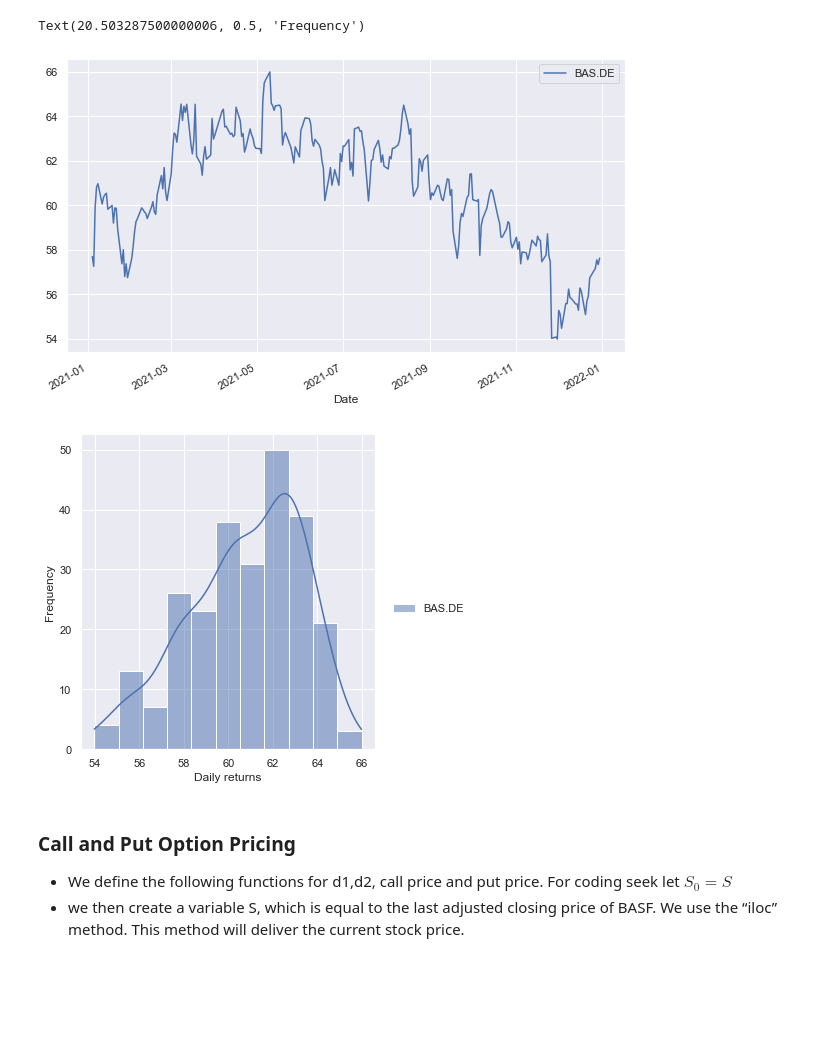
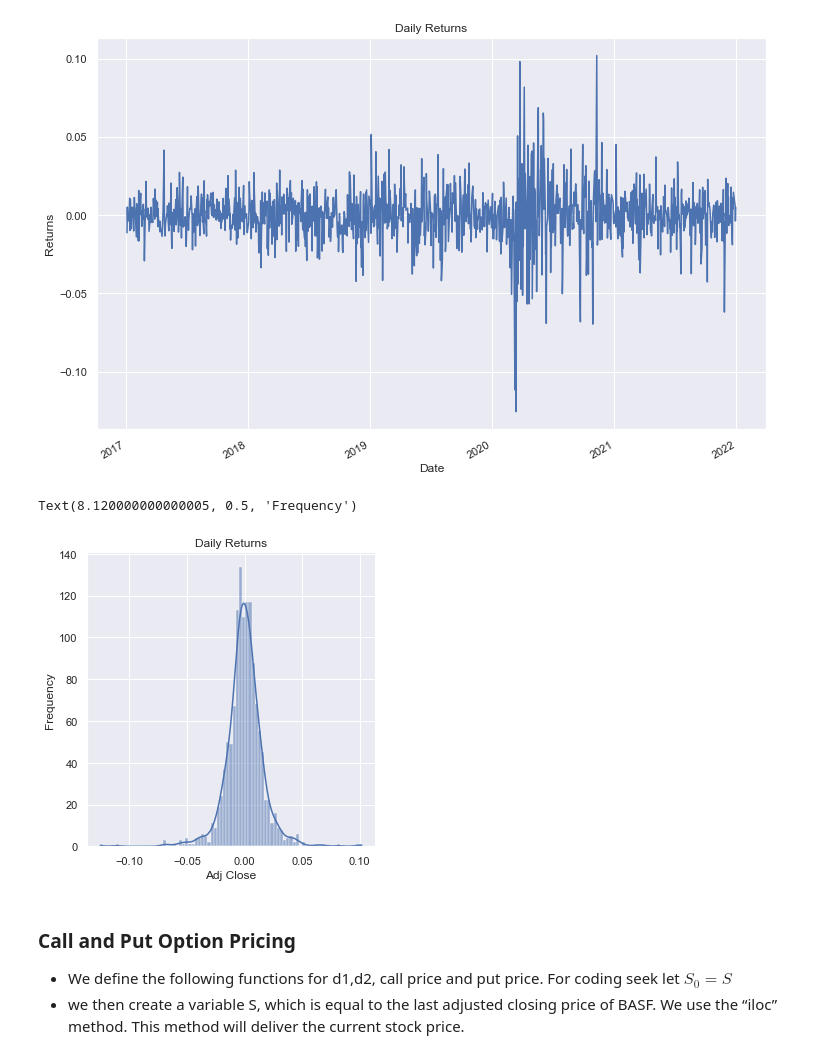
Before and after one commit to Dela12/Portfolio, a Jupyter notebook: Black Scholes Model.ipynb, the cells around one changed output. Cells and saved outputs as stored; diff of their text form; code cells hidden in the pictures; blank space fills up the shorter version.

```diff
--- a/Black Scholes Model.ipynb
+++ b/Black Scholes Model.ipynb
@@ -59,4 +55,6 @@ To begin with, we import the necessary python packages for our work. Then we ana
 # %%
+#import required packages
+
 import numpy as np
 import pandas as pd
 import matplotlib.pyplot as plt
@@ -65,4 +63,10 @@ from scipy.stats import norm
 import seaborn as sns
 sns.set()
 
-BASF_data = wb.DataReader('BAS.DE', data_source = 'yahoo', start = '2021-01-01', end = '2021-12-31')
+# set plotting parameters
+%matplotlib inline
+#sns.set_style("whitegrid")
+plt.rc("figure", figsize=(12, 8))
+plt.rc("savefig", dpi=90)
+plt.rc("font", family="sans-serif")
+plt.rc("font", size=14)
@@ -68,0 +86,3 @@ BASF_data = wb.DataReader('BAS.DE', data_source = 'yahoo', start = '2021-01-01',
+# %%
+BASF_data = wb.DataReader('BAS.DE', data_source = 'yahoo', start = '2017-01-01', end = '2021-12-31')
+BASF_data
@@ -115,6 +130,14 @@ Now we etract the column needed for estimating the Call and Put option prices. T
 # %%
-ticker = 'BAS.DE'
-BASF = pd.DataFrame()
-BASF[ticker] = wb.DataReader(ticker, data_source='yahoo', start = '2021-01-01', end = '2021-12-31')['Adj Close']
-BASF
+BASF = BASF_data['Adj Close']
+BASF.head()
+
+BASF.plot()
+plt.title('Daily prices')
+plt.ylabel('Adjusted Close Price')
+plt.show()
+
+#ticker = 'BAS.DE'
+#BASF = pd.DataFrame()
+#BASF[ticker] = wb.DataReader(ticker, data_source='yahoo', start = '2021-01-01', end = '2021-12-31')['Adj Close']
+#BASF
 # %% [output]
@@ -139,13 +153,18 @@ We plot the adjusted closing price of BASF and observe the behaviour of it's dit
 # %%
-BASF.plot(figsize=(10, 6));
+log_returns = np.log(1 + BASF.pct_change())
 
-sns.displot(BASF, kde=True)
-plt.xlabel("Daily returns")
+log_returns.plot()
+plt.title("Daily Returns")
+plt.ylabel("Returns")
+plt.show()
+
+sns.displot(log_returns, kde=True)
+plt.title("Daily Returns")
 plt.ylabel("Frequency")
 # %% [output]
+[figure, new version]
-Text(20.503287500000006, 0.5, 'Frequency')
+Text(8.120000000000005, 0.5, 'Frequency')
-[figure, old version]
-[figure, old version]
+[figure, new version]
 # %% [markdown]
 ### Call and Put Option Pricing
 
```
Also changed, not shown: parts of 23 cells of this notebook.
